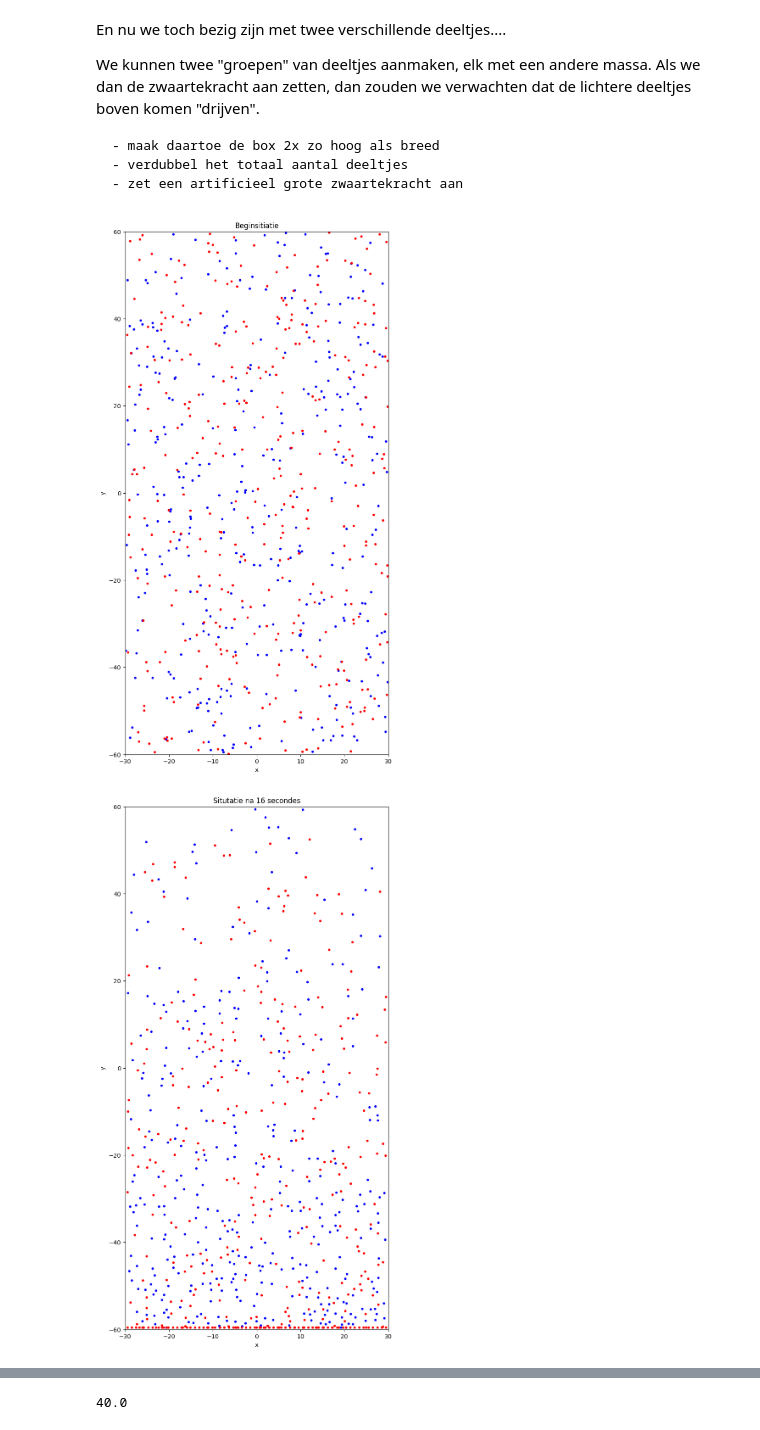
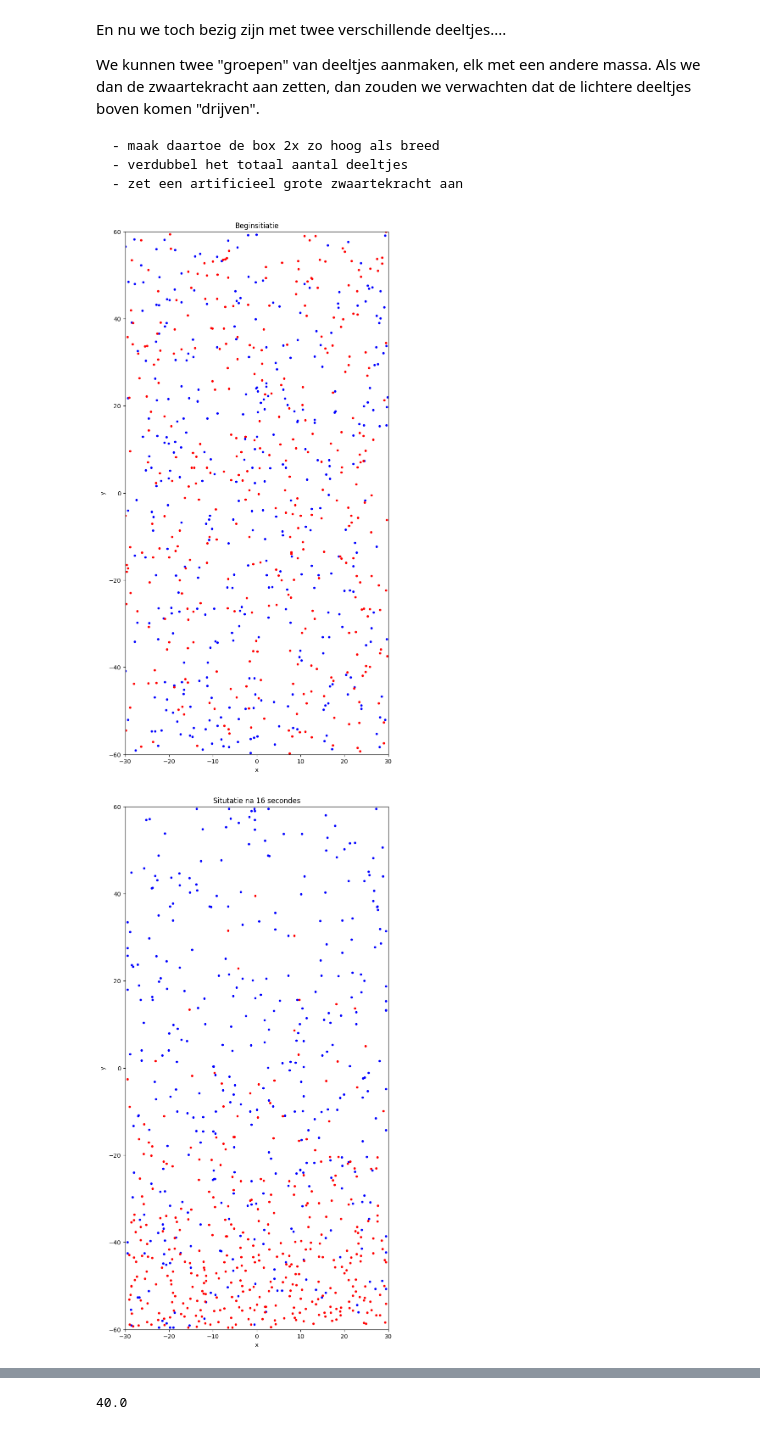
Before and after one commit to FelixJacobs11/TUAmsterdam, a Jupyter notebook: Content/PySim/4_brownianmotion.ipynb, the cells around one changed output, grey strips where cells are left out. Cells and saved outputs as stored; diff of their text form; code cells hidden in the pictures.

```diff
--- a/Content/PySim/4_brownianmotion.ipynb
+++ b/Content/PySim/4_brownianmotion.ipynb
@@ -377,6 +377,9 @@ class ParticleClass:
     # Het updaten van de positie, met zwaartekracht
     def update_position(self):
         self.r += self.v * dt +0.5 * a *dt**2
+
+    def update_velocity(self):
+        self.v+=a * dt
 
     # Harde wand, verandering voor nieuwe box met twee keer zo grote lengte
     def boxcollision(self):
@@ -441,34 +444,35 @@ plt.ylim(-Box_length,Box_length)
 
 for particle, particle_object in enumerate(particles):
     plt.plot(particle_object.r[0],particle_object.r[1],color=particle_object.c,marker='.')
 plt.title('Beginsitiatie')
 plt.show()
 
 for i in range(500):
 
     for p in particles:
-        p.update_position()    # Update positie
+        p.update_position()
+        p.update_velocity()  # Update positie
         p.boxcollision()         # Wandbotsing werkt per deeltje
 
     #botsingen afhandelen
     handle_collisions(particles)
 
 #your code/answer
 # Inspecteren van beginsituatie
-plt.figure(figsize=(8,16))
+plt.figure(figsize=(4,4))
 
 plt.xlabel('x')
 plt.ylabel('y')
 
 plt.xlim(-Box_width,Box_width)
 plt.ylim(-Box_length,Box_length)
 
 
 for particle, particle_object in enumerate(particles):
     plt.plot(particle_object.r[0],particle_object.r[1],color=particle_object.c,marker='.')
 plt.title('Situtatie na 16 secondes')
 plt.show()
 #your code/answer
 # %% [output]
-[figure, old version]
+[figure, new version]
-[figure, old version]
+[figure, new version]
```
Also changed, not shown: parts of 5 cells of this notebook, 2 other files.
